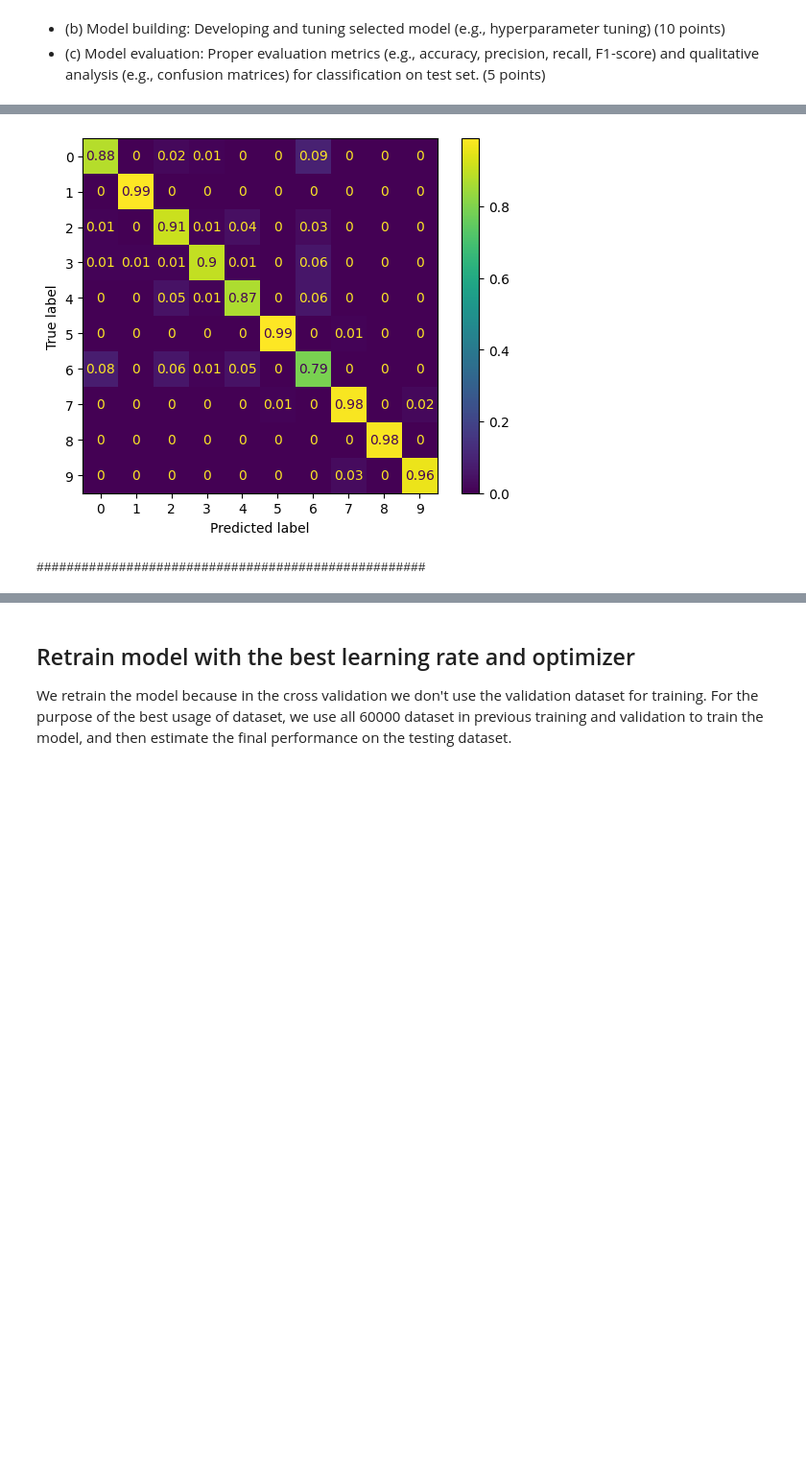
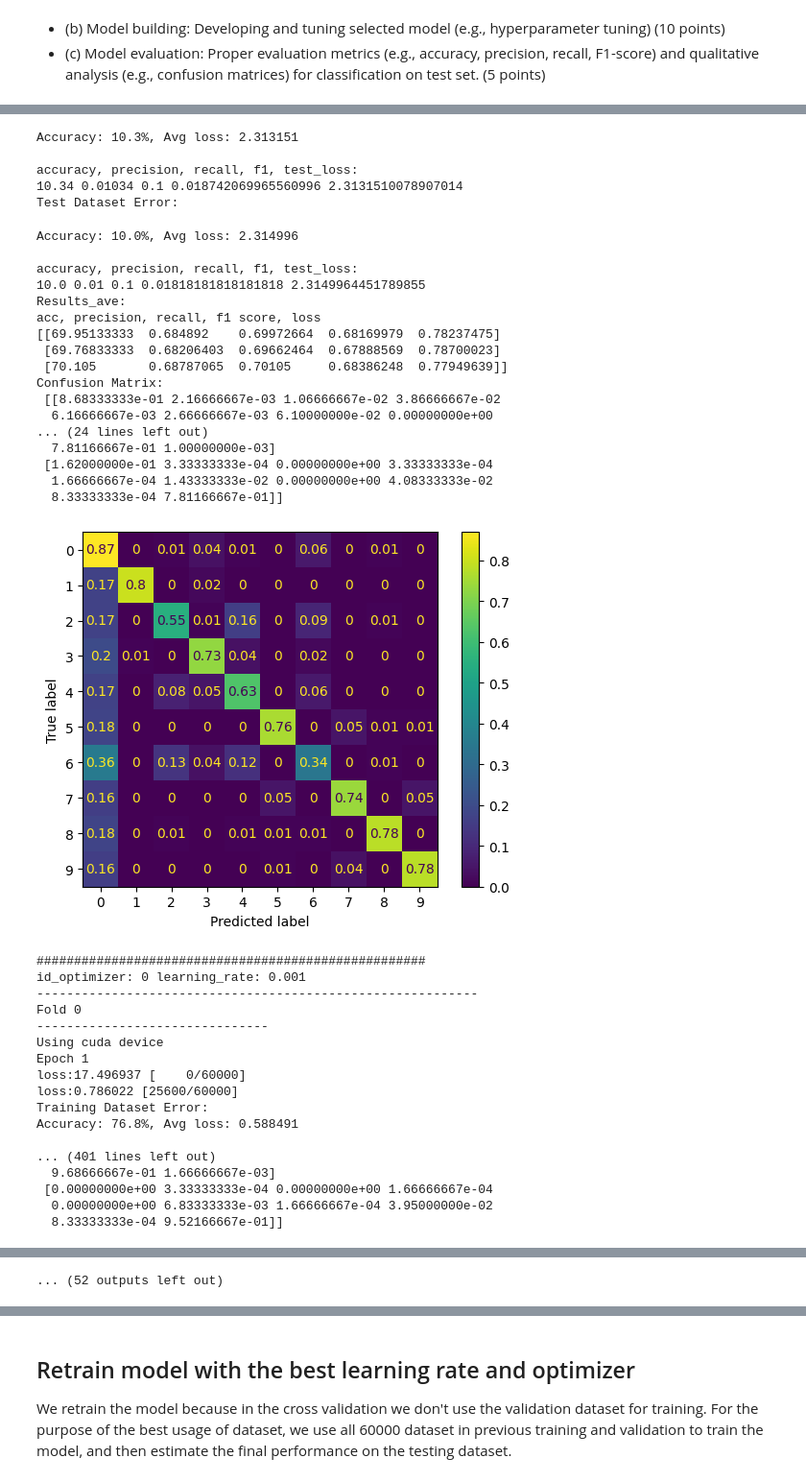
Before and after one commit to percool/ECEN758_Proj, a Jupyter notebook: src/main_cv.ipynb, the cells around one changed output, grey strips where cells are left out. Shown: that part at 96% size. Drawn from its saved outputs; the diff is of its cells as text; code cells hidden in the pictures; blank space fills up the shorter version.

```diff
--- a/src/main_cv.ipynb
+++ b/src/main_cv.ipynb
@@ -62,13 +54,13 @@ def ds_trans(ds_input,trans_flag):
             transforms.RandomAffine(degrees=(0,3), translate=(0,0.05), scale=None, shear=(0,0.05)),
             transforms.RandomResizedCrop(size=(64,64),scale=(0.9,1.0),ratio=(0.9,1.1)),
             transforms.ToTensor(),
-            # transforms.Normalize(0.5, 0.5)
+            transforms.Normalize(0.5, 0.5)
         ])
         transform_test = transforms.Compose([
             transforms.ToPILImage(),
             transforms.Resize((64, 64)),
             transforms.ToTensor(),
-            #  transforms.Normalize(0.5, 0.5)
+            transforms.Normalize(0.5, 0.5)
         ])
     elif data_input.ndim == 4:
         # Should not come here
@@ -232,11 +235,10 @@ def build_train_model(loader_train,loader_val,loader_test,learning_rate,id_optim
     # learning_rate = 1e-4
 
     # Define epochs
-    epochs = 50
+    epochs = 10
 
     # Loss Function
     loss_fn = nn.CrossEntropyLoss()
-    # loss_fn = nn.MSELoss(reduction='sum')
 
     # Optimizer
     if id_optimizer==0:
@@ -252,23 +254,13 @@ def build_train_model(loader_train,loader_val,loader_test,learning_rate,id_optim
         # print(f"Epoch {i+1}\n-------------------------------")
         trainloop(loader_train, model, loss_fn, optimizer,device)
 
-        if i%25==0:
+        if i%10==0:
             print("Training Dataset Error:")
             evaluate(loader_train, model, loss_fn,device)
             print("Validation Dataset Error:");
             evaluate(loader_val, model, loss_fn,device)
             print("Test Dataset Error:");
             evaluate(loader_test, model, loss_fn,device)
-
-
-    # Acc=np.zeros(3)
-    # Loss=np.zeros(3)
-    # print("Training Dataset Error:")
-    # Acc[0],Loss[0]=evaluate(loader_train, model, loss_fn,device)
-    # print("Validation Dataset Error:");
-    # Acc[1],Loss[1]=evaluate(loader_val, model, loss_fn,device)
-    # print("Test Dataset Error:");
-    # Acc[2],Loss[2]=evaluate(loader_test, model, loss_fn,device)
 
     print("Training Dataset Error:")
     result_train,cm_train=evaluate(loader_train, model, loss_fn,device)
@@ -314,7 +306,7 @@ def one_iteration(learning_rate, id_optimizer,indices):
     LOSS=[]
     Results=[]
     CM_val=[]
-    for i in range(1):
+    for i in range(6):
         print(f"Fold {i}\n-------------------------------")
         loader_train,loader_val,loader_test=split_6_fold(i,ds_processed_train_val,ds_processed_test,indices)
         results,cm_val=build_train_model(loader_train,loader_val,loader_test,learning_rate,id_optimizer)
@@ -329,11 +321,6 @@ def one_iteration(learning_rate, id_optimizer,indices):
         CM_val_ave_percent=CM_val_ave/np.sum(CM_val_ave,
                                              axis=1,keepdims=True)
 
-        # print("np.sum(CM_val_ave)=",np.sum(CM_val_ave)) # close to 10000. Wrong
-        # ACC=Results_ave[:,0]
-        # LOSS=Results_ave[:,4]
-        # print("ACC:\nAve: ",np.mean(ACC,0),"std: ",np.std(ACC,0))
-        # print("LOSS:\nAve: ",np.mean(LOSS,0),"std: ",np.std(LOSS,0))
         print("Results_ave: \nacc, precision, recall, f1 score, loss")
         print(Results_ave)
         print("Confusion Matrix: \n",CM_val_ave_percent)
@@ -354,10 +341,9 @@ indices = list(range(ds_processed_train_val.y.shape[0]))
 np.random.seed(random_seed)
 np.random.shuffle(indices)
 Results_all=[]
-# for id_optimizer in [0,1]:
-for id_optimizer in [0]:
-    # for learning_rate in [1e-3,1e-4,1e-5]:
-    for learning_rate in [1e-3]:
+for id_optimizer in [0,1]:
+    for learning_rate in [1e-2,1e-3,1e-4]:
+
         print(f"id_optimizer: {id_optimizer}\tlearning_rate: {learning_rate} \n-----------------------------------------------------------")
         Results_ave= one_iteration(learning_rate,id_optimizer,indices)
         Results_all.append([id_optimizer, learning_rate, Results_ave])
@@ -383,2 +415,40 @@ accuracy, precision, recall, f1, test_loss:
+Accuracy: 10.3%, Avg loss: 2.313151
+
+accuracy, precision, recall, f1, test_loss:
+10.34 0.01034 0.1 0.018742069965560996 2.3131510078907014
+Test Dataset Error:
+Accuracy: 10.0%, Avg loss: 2.314996
+
+accuracy, precision, recall, f1, test_loss:
+10.0 0.01 0.1 0.01818181818181818 2.3149964451789855
+Results_ave:
+acc, precision, recall, f1 score, loss
+[[69.95133333  0.684892    0.69972664  0.68169979  0.78237475]
+ [69.76833333  0.68206403  0.69662464  0.67888569  0.78700023]
+ [70.105       0.68787065  0.70105     0.68386248  0.77949639]]
+Confusion Matrix:
+ [[8.68333333e-01 2.16666667e-03 1.06666667e-02 3.86666667e-02
+  6.16666667e-03 2.66666667e-03 6.10000000e-02 0.00000000e+00
+... (24 lines left out)
+  7.81166667e-01 1.00000000e-03]
+ [1.62000000e-01 3.33333333e-04 0.00000000e+00 3.33333333e-04
+  1.66666667e-04 1.43333333e-02 0.00000000e+00 4.08333333e-02
+  8.33333333e-04 7.81166667e-01]]
-[figure, old version]
+[figure, new version]
-####################################################
+####################################################
+id_optimizer: 0 learning_rate: 0.001
+-----------------------------------------------------------
+Fold 0
+-------------------------------
+Using cuda device
+Epoch 1
+loss:17.496937 [    0/60000]
+loss:0.786022 [25600/60000]
+Training Dataset Error:
+Accuracy: 76.8%, Avg loss: 0.588491
+
+... (401 lines left out)
+  9.68666667e-01 1.66666667e-03]
+ [0.00000000e+00 3.33333333e-04 0.00000000e+00 1.66666667e-04
+  0.00000000e+00 6.83333333e-03 1.66666667e-04 3.95000000e-02
+  8.33333333e-04 9.52166667e-01]]
@@ -385,3 +473,4 @@ accuracy, precision, recall, f1, test_loss:
+... (52 outputs left out)
 # %%
 Results_all
 # %% [output]
```
Also changed, not shown: parts of 12 cells of this notebook, 1 other file.
